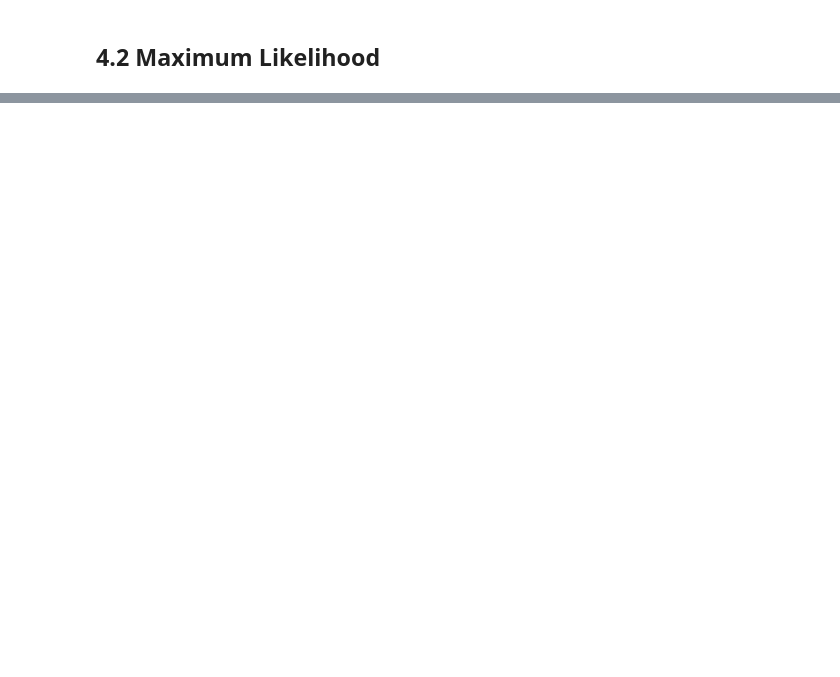
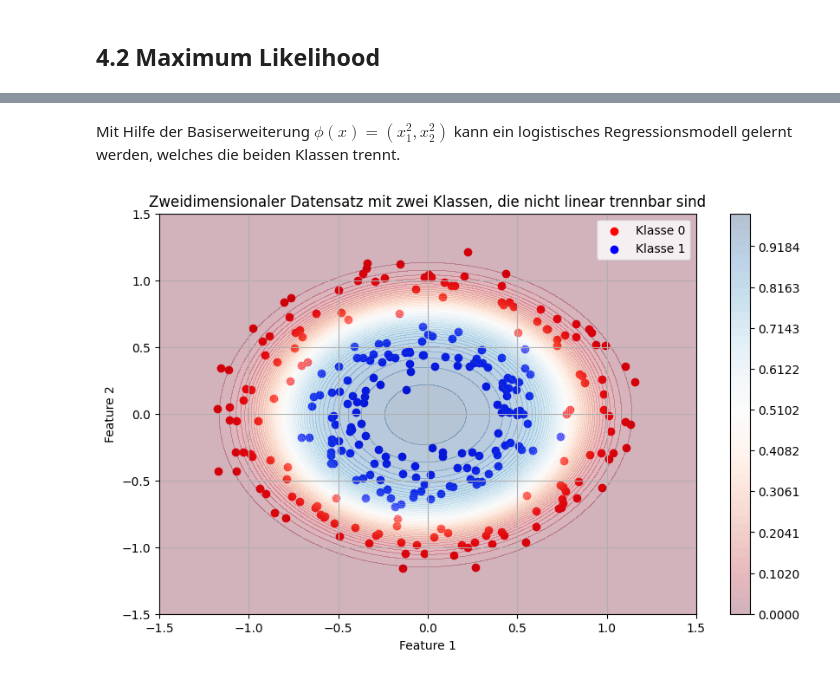
Before and after one commit to DataWithDino/Machine-Learning-Uni, a Jupyter notebook: Mathematische Zusammenfassung/4_LogistischeRegression.ipynb, the cells around one changed output, grey strips where cells are left out. Saved outputs shown, nothing was run; the diff lists cells and outputs as text; code cells hidden in the pictures; blank space fills up the shorter version.

```diff
--- a/Mathematische Zusammenfassung/4_LogistischeRegression.ipynb
+++ b/Mathematische Zusammenfassung/4_LogistischeRegression.ipynb
@@ -74,0 +336,42 @@ Die logistische Regression zielt darauf ab, die Koeffizienten $w_0$ und $w_1$ so
+# %% [markdown]
+
+
+Mit Hilfe der Basiserweiterung $ \phi(x) = (x_1^2, x_2^2) $ kann ein logistisches Regressionsmodell gelernt werden, welches die beiden Klassen trennt.
+# %%
+import matplotlib.pyplot as plt
+import numpy as np
+from sklearn.datasets import make_circles
+from sklearn.linear_model import LogisticRegression
+from sklearn.preprocessing import PolynomialFeatures
+from sklearn.pipeline import make_pipeline
+
+# Erzeugen eines zweidimensionalen Datensatzes mit zwei Klassen, die nicht linear trennbar sind
+X, y = make_circles(n_samples=300, factor=0.5, noise=0.1, random_state=0)
+
+# Erstellen des Modells mit einer Basiserweiterung
+model = make_pipeline(PolynomialFeatures(degree=2), LogisticRegression())
+model.fit(X, y)
+
+# Erstellen eines Gitters für die Vorhersagen
+x0, x1 = np.meshgrid(np.linspace(-1.5, 1.5, 500), np.linspace(-1.5, 1.5, 500))
+X_new = np.c_[x0.ravel(), x1.ravel()]
+y_proba = model.predict_proba(X_new)[:, 1].reshape(x0.shape)
+
+# Plotten des Datensatzes und der Entscheidungsgrenze
+plt.figure(figsize=(10, 6))
+plt.scatter(X[y == 0][:, 0], X[y == 0][:, 1], color='red', label='Klasse 0')
+plt.scatter(X[y == 1][:, 0], X[y == 1][:, 1], color='blue', label='Klasse 1')
+plt.contourf(x0, x1, y_proba, alpha=0.3, levels=np.linspace(0, 1, 50), cmap='RdBu')
+plt.colorbar()
+
+# Hinzufügen von Labels und Titel
+plt.xlabel('Feature 1')
+plt.ylabel('Feature 2')
+plt.title('Zweidimensionaler Datensatz mit zwei Klassen, die nicht linear trennbar sind')
+plt.legend()
+
+# Anzeigen des Plots
+plt.grid(True)
+plt.show()
+# %% [output]
+[figure, added]
```
Also changed, not shown: parts of 15 cells of this notebook, 1 other file.
